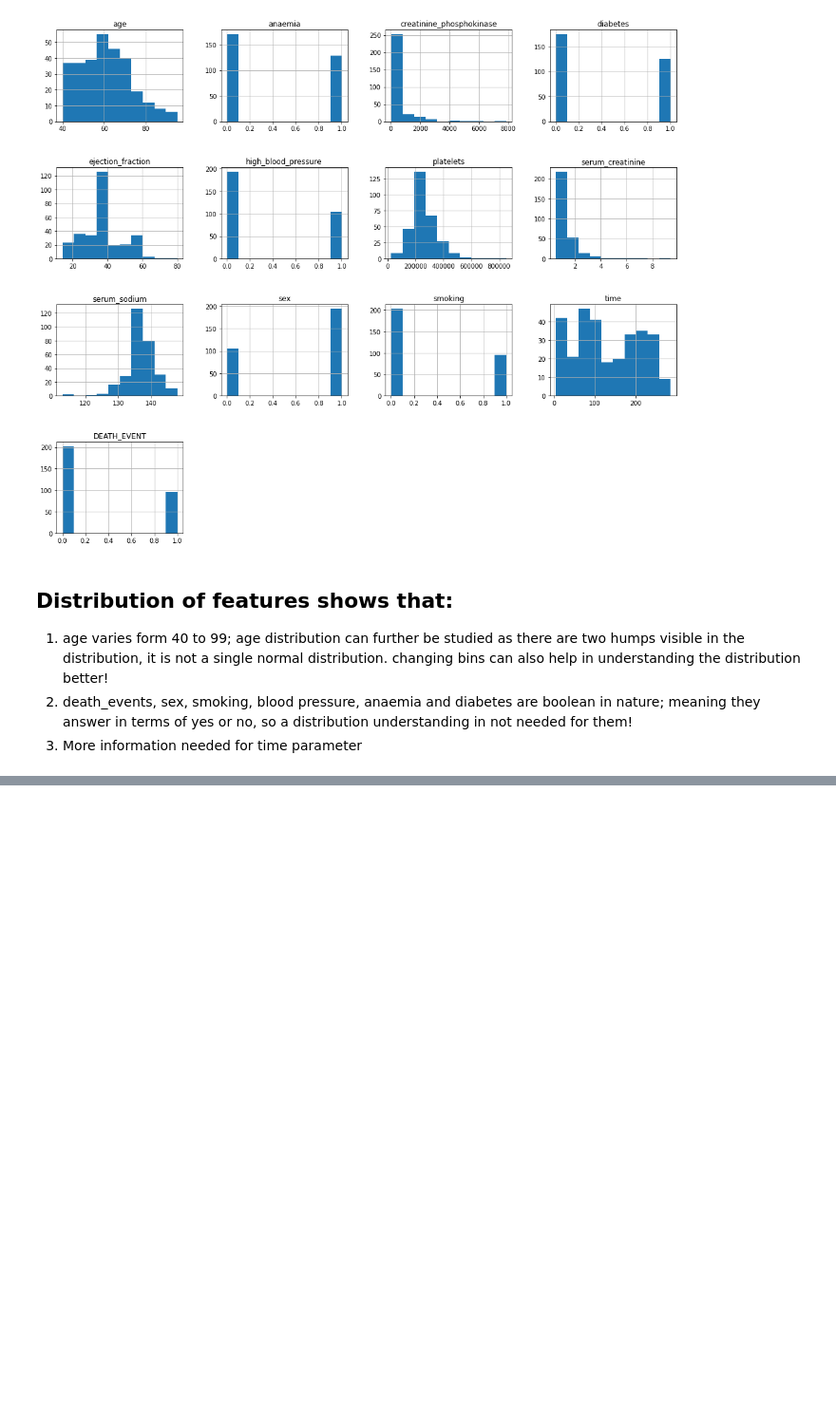
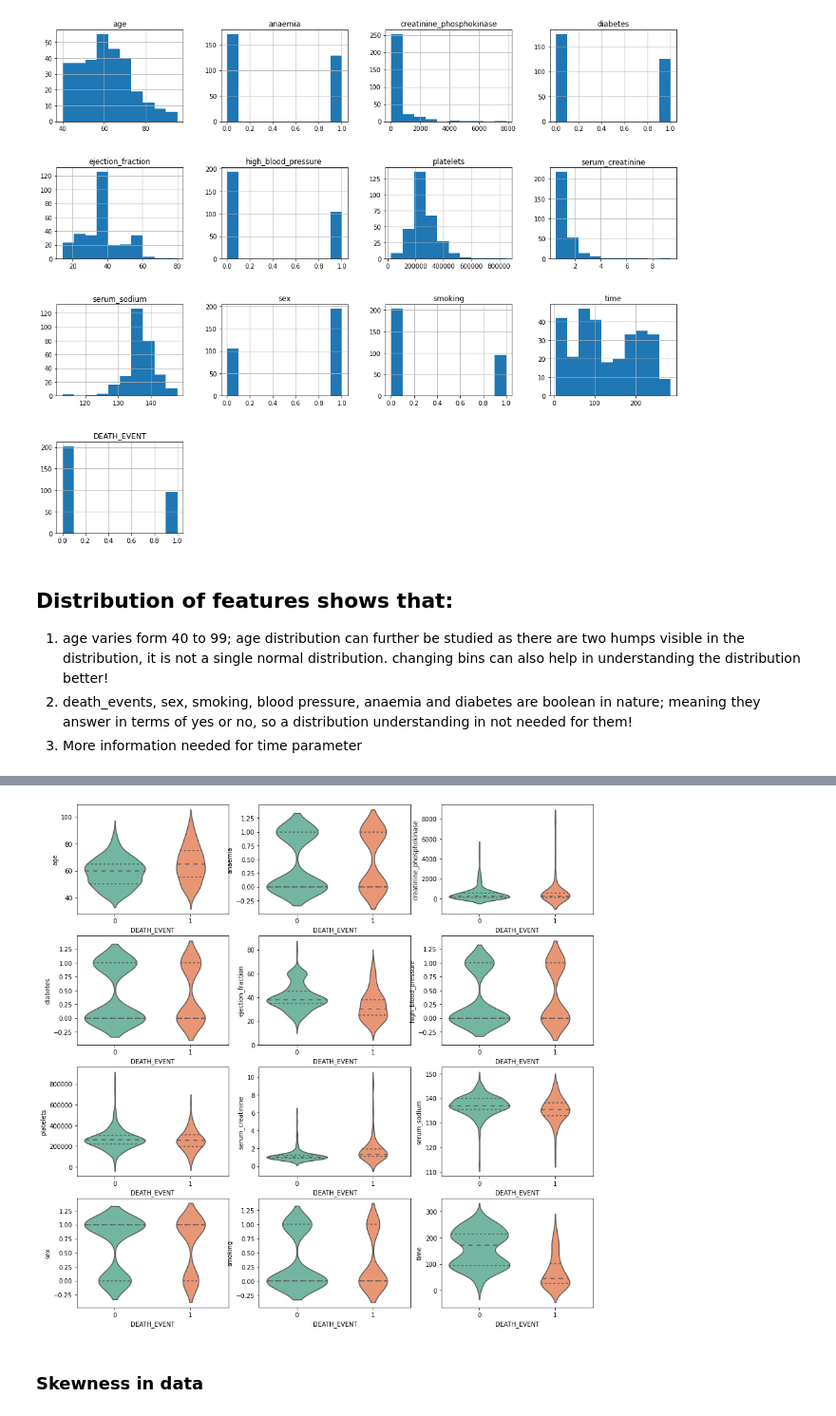
Before and after one commit to gargiimishra/DataScience_SpringBoard, a Jupyter notebook: heart_failure_data_wrangling.ipynb, the cells around one changed output, grey strips where cells are left out. Shown at 95% size. Cells and saved outputs as stored; diff of their text form; code cells hidden in the pictures; blank space fills up the shorter version.

```diff
--- a/heart_failure_data_wrangling.ipynb
+++ b/heart_failure_data_wrangling.ipynb
@@ -137,0 +173,9 @@ so a distribution understanding in not needed for them!
+# %%
+_,ax = plt.subplots(4,3,figsize = (15,15))
+ax = ax.flatten()
+for i in range (0,df.shape[1]-1):
+    sns.violinplot(x = df.DEATH_EVENT,y = df.iloc[:,i],ax = ax[i],split=True, scale="count", inner="quartile",palette="Set2")
+# %% [output]
+[figure, added]
+# %% [markdown]
+### Skewness in data
```
Also changed, not shown: parts of 8 cells of this notebook.
